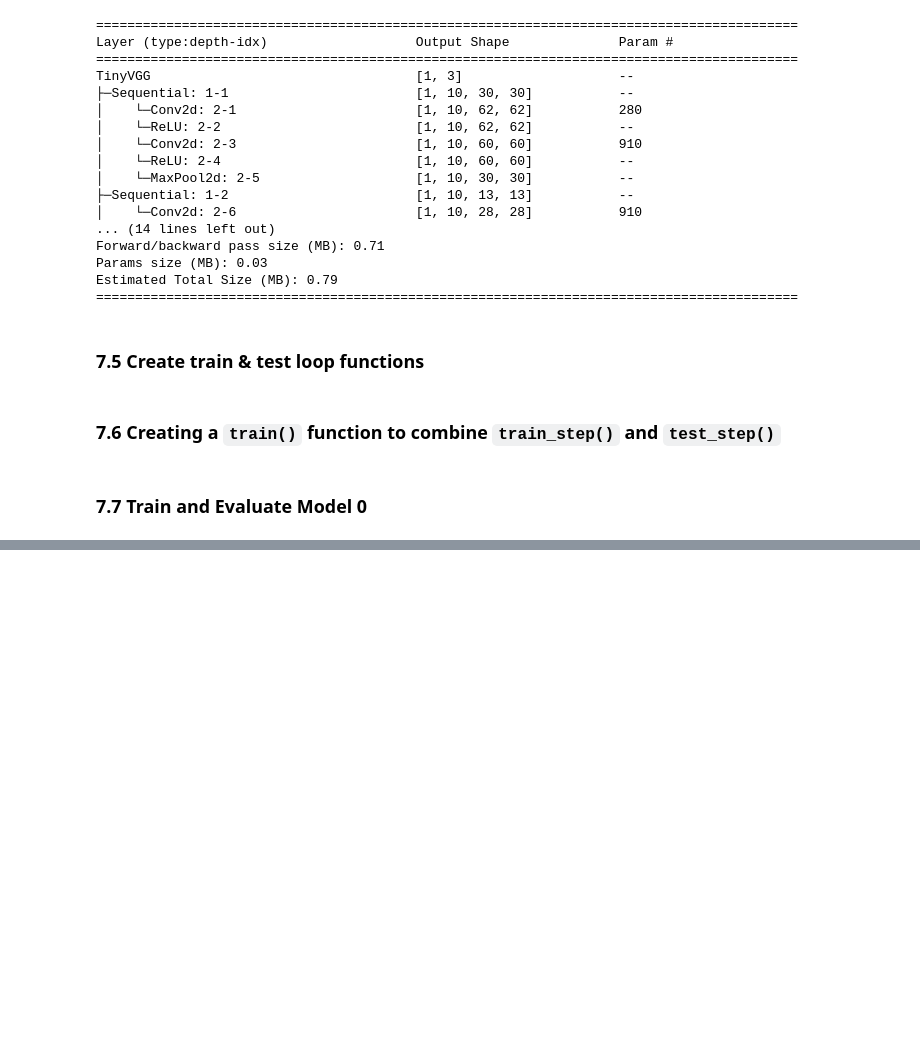
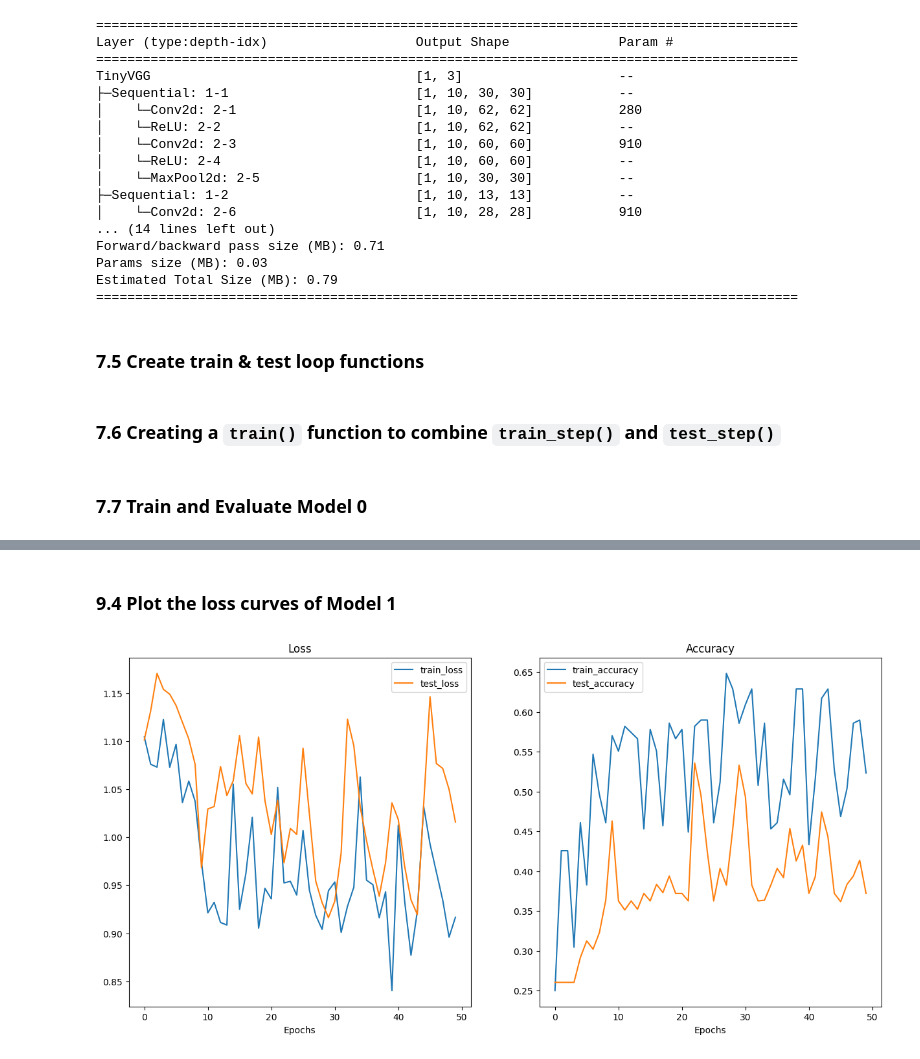
Before and after one commit to LadislavVasina1/pytorch_ztm, a Jupyter notebook: 04_custom_datasets/04_custom_datasets.ipynb, the cells around one changed output, grey strips where cells are left out. Cells and saved outputs as stored; diff of their text form; code cells hidden in the pictures; blank space fills up the shorter version.

```diff
--- a/04_custom_datasets/04_custom_datasets.ipynb
+++ b/04_custom_datasets/04_custom_datasets.ipynb
@@ -983,0 +1129,6 @@ Total training time: 7.637 seconds
+# %%
+# Turn image folders into Datasets
+train_data_augmented = datasets.ImageFolder(train_dir, transform=train_transform_trivial_augment)
+test_data_simple = datasets.ImageFolder(test_dir, transform=test_transform)
+
+train_data_augmented, test_data_simple
@@ -983,0 +1176,9 @@ Total training time: 7.637 seconds
+# %%
+# Create model_1 and send it to the target device
+torch.manual_seed(42)
+model_1 = TinyVGG(
+    input_shape=3,  # number of color channels (3 for RGB)
+    hidden_units=10,
+    output_shape=len(train_data_augmented.classes)
+).to(device)
+model_1
@@ -983,0 +1206,27 @@ Total training time: 7.637 seconds
+# %%
+# Set random seeds
+torch.manual_seed(42)
+torch.cuda.manual_seed(42)
+
+# Set number of epochs
+NUM_EPOCHS = 20
+
+# Setup loss function and optimizer
+loss_fn = nn.CrossEntropyLoss()
+optimizer = torch.optim.Adam(params=model_1.parameters(), lr=0.001)
+
+# Start the timer
+from timeit import default_timer as timer
+start_time = timer()
+
+# Train model_1
+model_1_results = train(model=model_1,
+                        train_dataloader=train_dataloader_augmented,
+                        test_dataloader=test_dataloader_simple,
+                        optimizer=optimizer,
+                        loss_fn=loss_fn,
+                        epochs=NUM_EPOCHS)
+
+# End the timer and print out how long it took
+end_time = timer()
+print(f"Total training time: {end_time-start_time:.3f} seconds")
@@ -983,0 +1251,6 @@ Total training time: 7.637 seconds
+# %% [markdown]
+### 9.4 Plot the loss curves of Model 1
+# %%
+plot_loss_curves(model_1_results)
+# %% [output]
+[figure, added]
```
Also changed, not shown: parts of 40 cells of this notebook, 3 other files.
